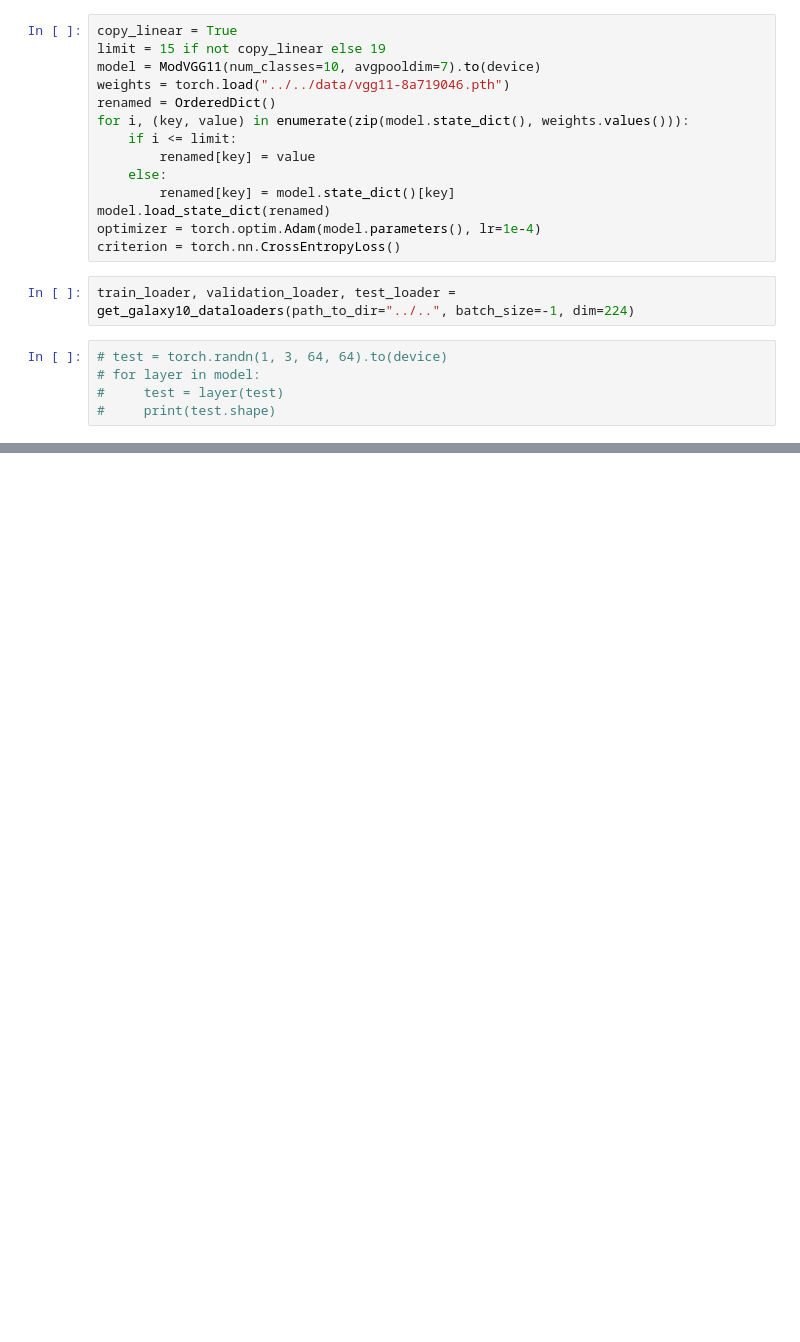
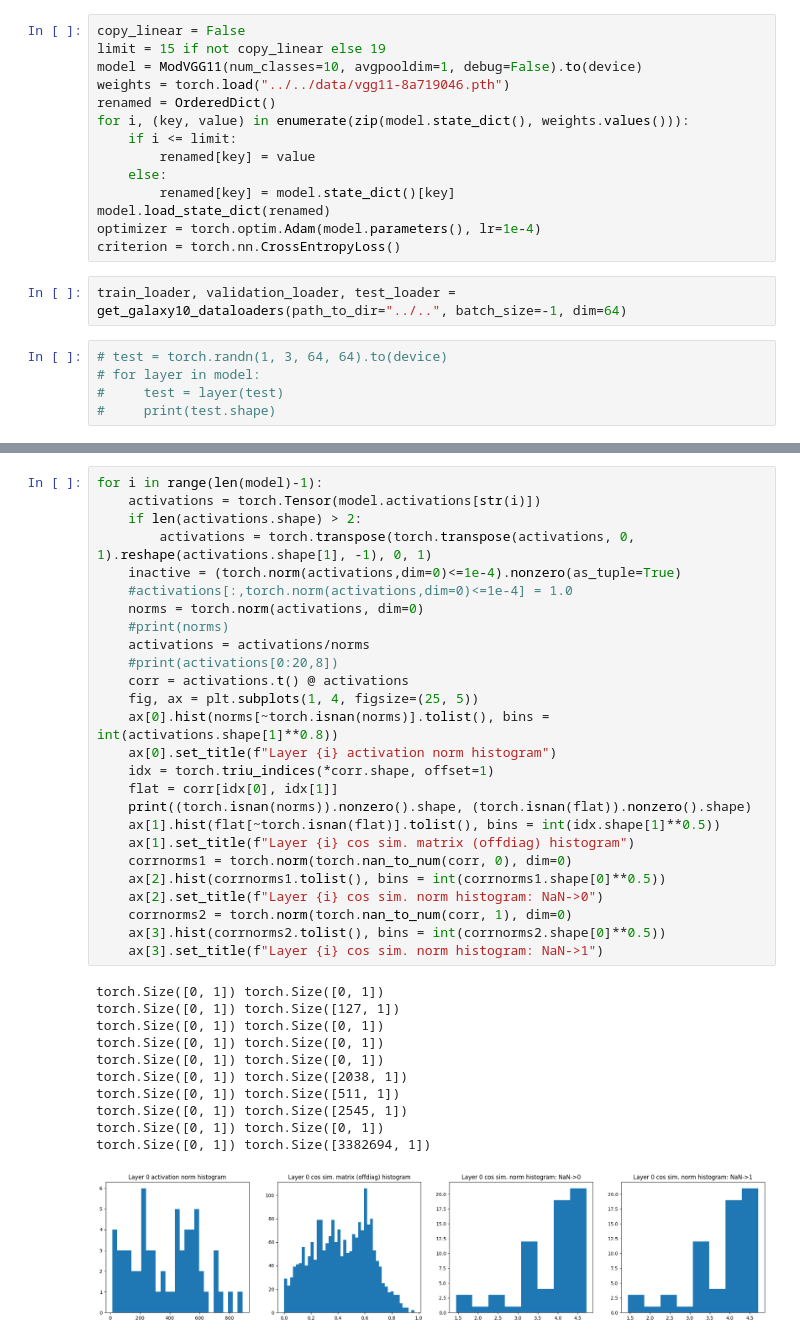
Before and after one commit to k8lion/GrowAndPrune, a Jupyter notebook: src/VGGsandbox.ipynb, the cells around one changed output, grey strips where cells are left out. Cells and saved outputs as stored; diff of their text form; blank space fills up the shorter version.

```diff
--- a/src/VGGsandbox.ipynb
+++ b/src/VGGsandbox.ipynb
@@ -45,9 +40,9 @@ device = torch.device("cuda" if torch.cuda.is_available() else "cpu")
 # %%
 # ! wget -O ../../data/vgg11-8a719046.pth https://download.pytorch.org/models/vgg11-8a719046.pth
 # %%
-copy_linear = True
+copy_linear = False
 limit = 15 if not copy_linear else 19
-model = ModVGG11(num_classes=10, avgpooldim=7).to(device)
+model = ModVGG11(num_classes=10, avgpooldim=1, debug=False).to(device)
 weights = torch.load("../../data/vgg11-8a719046.pth")
 renamed = OrderedDict()
 for i, (key, value) in enumerate(zip(model.state_dict(), weights.values())):
@@ -59,7 +54,7 @@ model.load_state_dict(renamed)
 optimizer = torch.optim.Adam(model.parameters(), lr=1e-4)
 criterion = torch.nn.CrossEntropyLoss()
 # %%
-train_loader, validation_loader, test_loader = get_galaxy10_dataloaders(path_to_dir="../..", batch_size=-1, dim=224)
+train_loader, validation_loader, test_loader = get_galaxy10_dataloaders(path_to_dir="../..", batch_size=-1, dim=64)
 # %%
 # test = torch.randn(1, 3, 64, 64).to(device)
 # for layer in model:
@@ -95,0 +98,38 @@ Train Epoch: 0 [3200/15963 (22%)]       Loss: 1.115528
+# %%
+for i in range(len(model)-1):
+    activations = torch.Tensor(model.activations[str(i)])
+    if len(activations.shape) > 2:
+        activations = torch.transpose(torch.transpose(activations, 0, 1).reshape(activations.shape[1], -1), 0, 1)
+    inactive = (torch.norm(activations,dim=0)<=1e-4).nonzero(as_tuple=True)
+    #activations[:,torch.norm(activations,dim=0)<=1e-4] = 1.0
+    norms = torch.norm(activations, dim=0)
+    #print(norms)
+    activations = activations/norms
+    #print(activations[0:20,8])
+    corr = activations.t() @ activations
+    fig, ax = plt.subplots(1, 4, figsize=(25, 5))
+    ax[0].hist(norms[~torch.isnan(norms)].tolist(), bins = int(activations.shape[1]**0.8))
+    ax[0].set_title(f"Layer {i} activation norm histogram")
+    idx = torch.triu_indices(*corr.shape, offset=1)
+    flat = corr[idx[0], idx[1]]
+    print((torch.isnan(norms)).nonzero().shape, (torch.isnan(flat)).nonzero().shape)
+    ax[1].hist(flat[~torch.isnan(flat)].tolist(), bins = int(idx.shape[1]**0.5))
+    ax[1].set_title(f"Layer {i} cos sim. matrix (offdiag) histogram")
+    corrnorms1 = torch.norm(torch.nan_to_num(corr, 0), dim=0)
+    ax[2].hist(corrnorms1.tolist(), bins = int(corrnorms1.shape[0]**0.5))
+    ax[2].set_title(f"Layer {i} cos sim. norm histogram: NaN->0")
+    corrnorms2 = torch.norm(torch.nan_to_num(corr, 1), dim=0)
+    ax[3].hist(corrnorms2.tolist(), bins = int(corrnorms2.shape[0]**0.5))
+    ax[3].set_title(f"Layer {i} cos sim. norm histogram: NaN->1")
+# %% [output]
+torch.Size([0, 1]) torch.Size([0, 1])
+torch.Size([0, 1]) torch.Size([127, 1])
+torch.Size([0, 1]) torch.Size([0, 1])
+torch.Size([0, 1]) torch.Size([0, 1])
+torch.Size([0, 1]) torch.Size([0, 1])
+torch.Size([0, 1]) torch.Size([2038, 1])
+torch.Size([0, 1]) torch.Size([511, 1])
+torch.Size([0, 1]) torch.Size([2545, 1])
+torch.Size([0, 1]) torch.Size([0, 1])
+torch.Size([0, 1]) torch.Size([3382694, 1])
+[figure, added]
```
Also changed, not shown: parts of 6 cells of this notebook, 5 other files.
